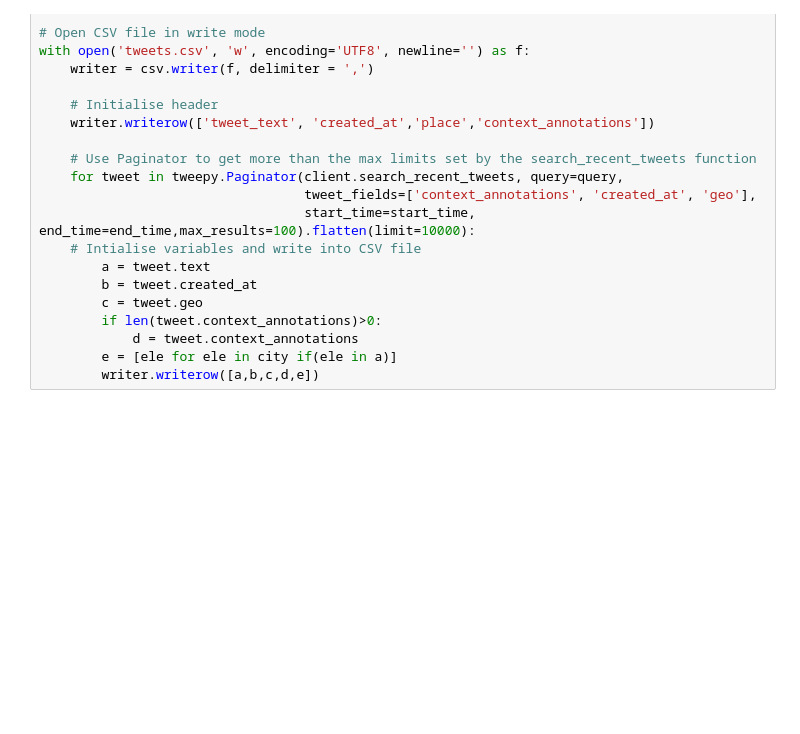
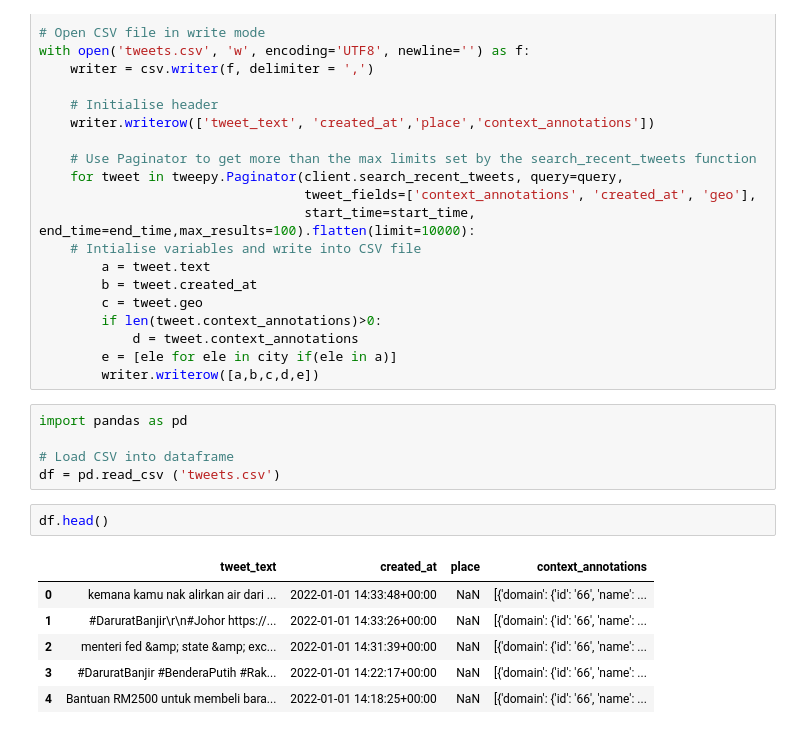
Before and after one commit to wilsonkw97/WeWarnYou, a Jupyter notebook: Data Collection and Pre-processing.ipynb, the cells around one changed output. Saved outputs shown, nothing was run; the diff lists cells and outputs as text; blank space fills up the shorter version.

```diff
--- a/Data Collection and Pre-processing.ipynb
+++ b/Data Collection and Pre-processing.ipynb
@@ -65,3 +66,17 @@ with open('tweets.csv', 'w', encoding='UTF8', newline='') as f:
             d = tweet.context_annotations
         e = [ele for ele in city if(ele in a)]
         writer.writerow([a,b,c,d,e])
+# %%
+import pandas as pd
+
+# Load CSV into dataframe
+df = pd.read_csv ('tweets.csv')
+# %%
+df.head()
+# %% [output]
+|  | tweet_text | created_at | place | context_annotations |
+| 0 | kemana kamu nak alirkan air dari ... | 2022-01-01 14:33:48+00:00 | NaN | [{'domain': {'id': '66', 'name': ... |
+| 1 | #DaruratBanjir\r\n#Johor https://... | 2022-01-01 14:33:26+00:00 | NaN | [{'domain': {'id': '66', 'name': ... |
+| 2 | menteri fed &amp; state &amp; exc... | 2022-01-01 14:31:39+00:00 | NaN | [{'domain': {'id': '66', 'name': ... |
+| 3 | #DaruratBanjir #BenderaPutih #Rak... | 2022-01-01 14:22:17+00:00 | NaN | [{'domain': {'id': '66', 'name': ... |
+| 4 | Bantuan RM2500 untuk membeli bara... | 2022-01-01 14:18:25+00:00 | NaN | [{'domain': {'id': '66', 'name': ... |
```
Also changed, not shown: parts of 4 cells of this notebook.
